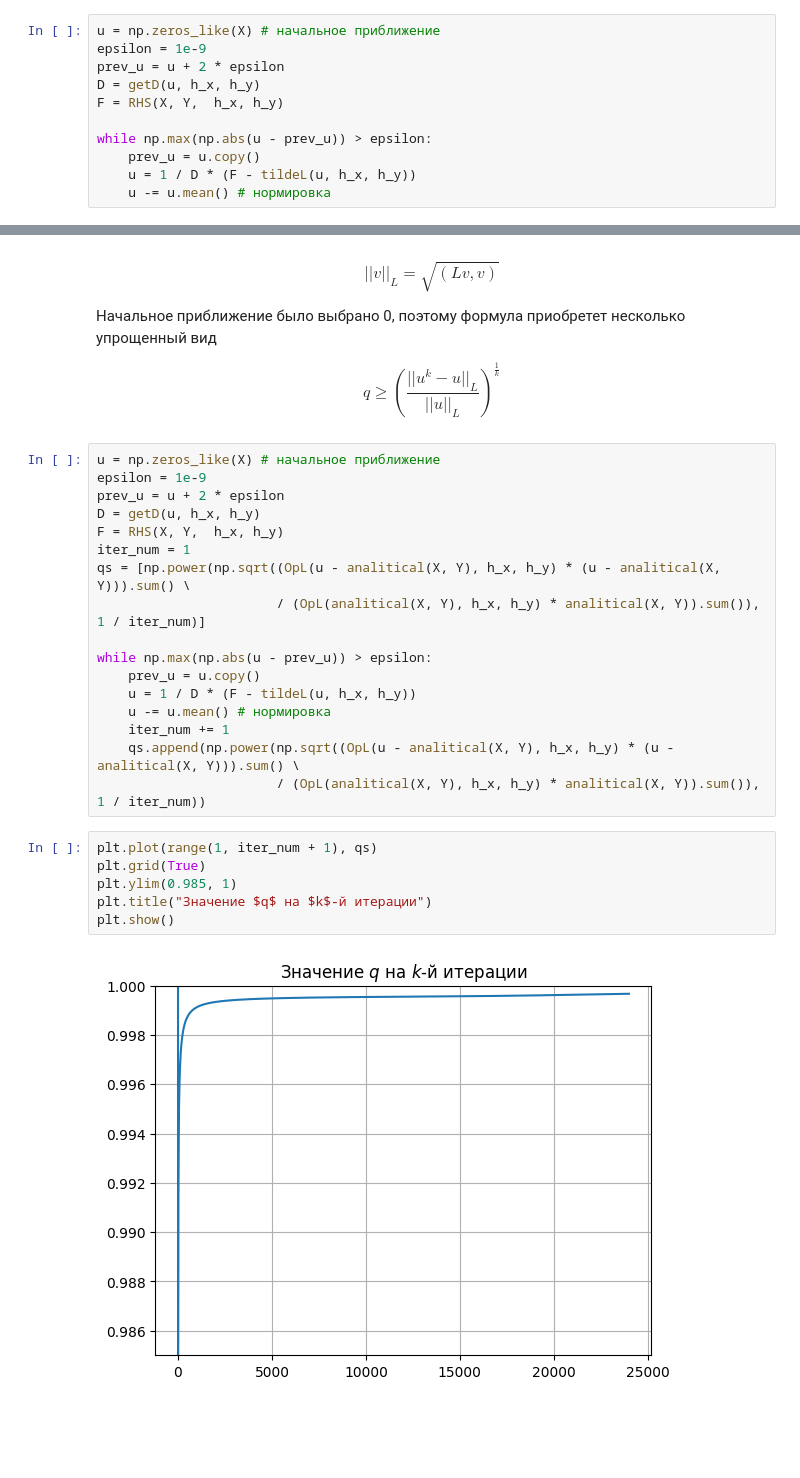
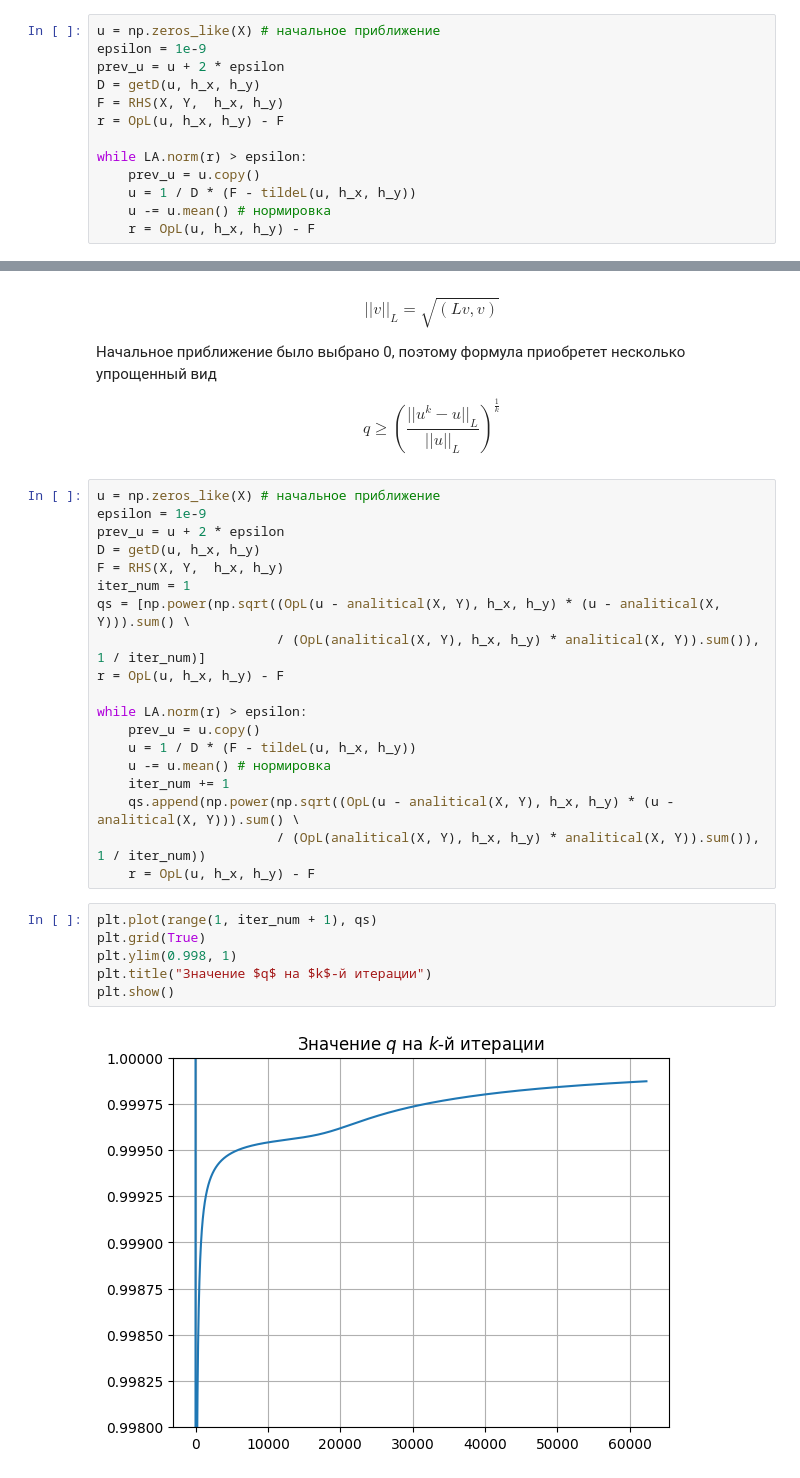
Before and after one commit to Xopppek/num_methods_sem7, a Jupyter notebook: lab3/lab3.ipynb, the cells around one changed output, grey strips where cells are left out. Drawn from its saved outputs; the diff is of its cells as text; blank space fills up the shorter version.

```diff
--- a/lab3/lab3.ipynb
+++ b/lab3/lab3.ipynb
@@ -106,11 +107,13 @@ epsilon = 1e-9
 prev_u = u + 2 * epsilon
 D = getD(u, h_x, h_y)
 F = RHS(X, Y,  h_x, h_y)
+r = OpL(u, h_x, h_y) - F
 
-while np.max(np.abs(u - prev_u)) > epsilon:
+while LA.norm(r) > epsilon:
     prev_u = u.copy()
     u = 1 / D * (F - tildeL(u, h_x, h_y))
     u -= u.mean() # нормировка
+    r = OpL(u, h_x, h_y) - F
 # %%
 fig = plt.figure(figsize=(10, 5))
 ax1 = fig.add_subplot(121)
@@ -225,19 +228,21 @@ F = RHS(X, Y,  h_x, h_y)
 iter_num = 1
 qs = [np.power(np.sqrt((OpL(u - analitical(X, Y), h_x, h_y) * (u - analitical(X, Y))).sum() \
                        / (OpL(analitical(X, Y), h_x, h_y) * analitical(X, Y)).sum()), 1 / iter_num)]
+r = OpL(u, h_x, h_y) - F
 
-while np.max(np.abs(u - prev_u)) > epsilon:
+while LA.norm(r) > epsilon:
     prev_u = u.copy()
     u = 1 / D * (F - tildeL(u, h_x, h_y))
     u -= u.mean() # нормировка
     iter_num += 1
     qs.append(np.power(np.sqrt((OpL(u - analitical(X, Y), h_x, h_y) * (u - analitical(X, Y))).sum() \
                        / (OpL(analitical(X, Y), h_x, h_y) * analitical(X, Y)).sum()), 1 / iter_num))
+    r = OpL(u, h_x, h_y) - F
 # %%
 plt.plot(range(1, iter_num + 1), qs)
 plt.grid(True)
-plt.ylim(0.985, 1)
+plt.ylim(0.998, 1)
 plt.title("Значение $q$ на $k$-й итерации")
 plt.show()
 # %% [output]
-[figure, old version]
+[figure, new version]
```
Also changed, not shown: parts of 5 cells of this notebook, 3 other files.
